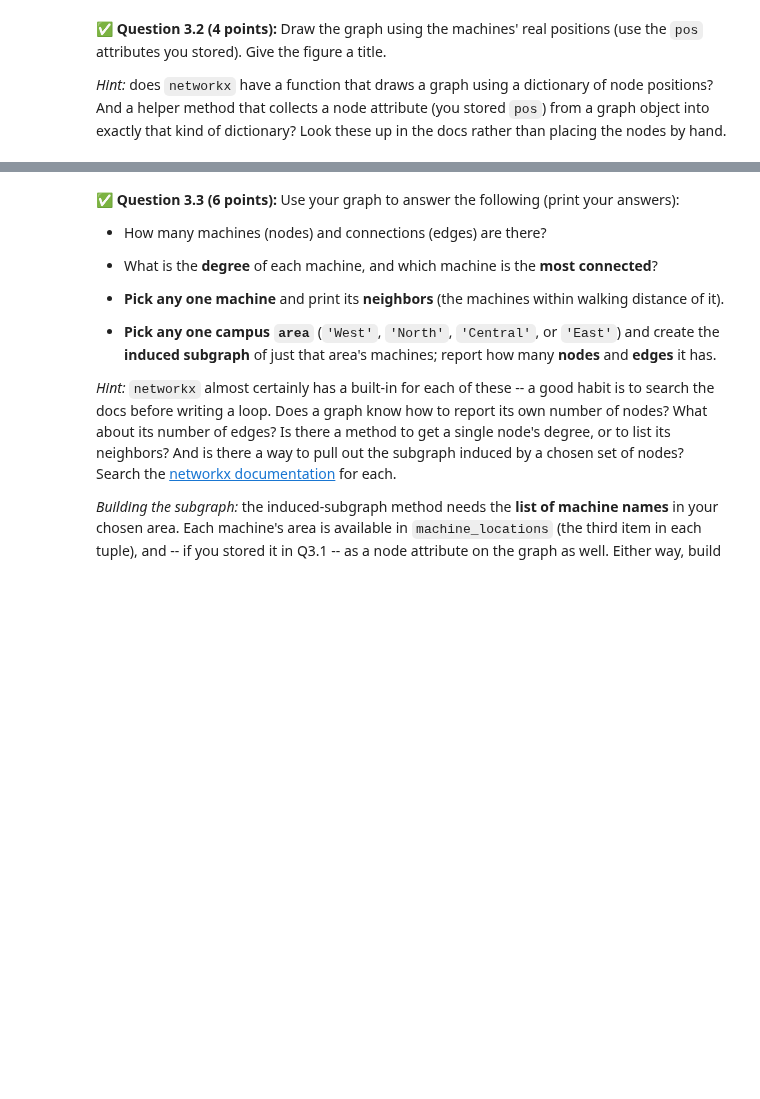
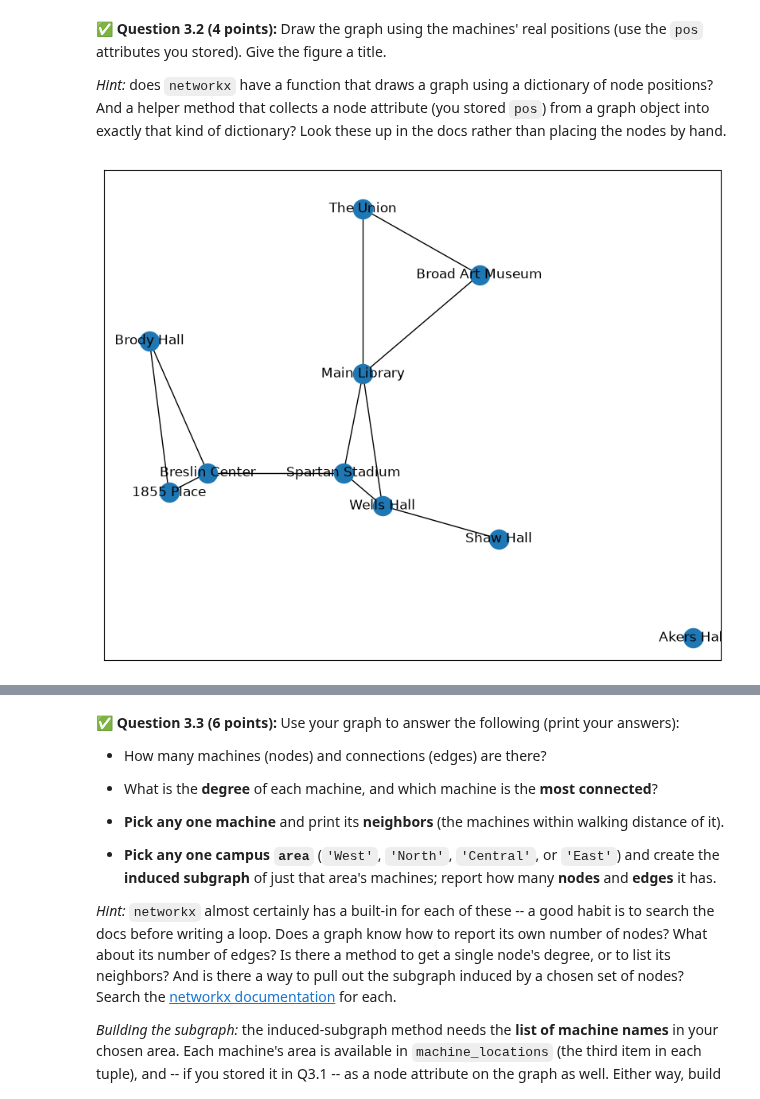
Before and after one commit to alvagile-1811/CMSE202-f26-turnin, a Jupyter notebook: hw-02/HW02-ABMandGraphTheory-STUDENT.ipynb, the cells around one changed output, grey strips where cells are left out. Drawn from its saved outputs; the diff is of its cells as text; code cells hidden in the pictures; blank space fills up the shorter version.

```diff
--- a/hw-02/HW02-ABMandGraphTheory-STUDENT.ipynb
+++ b/hw-02/HW02-ABMandGraphTheory-STUDENT.ipynb
@@ -713,3 +712,18 @@ Print the number of nodes and edges.
+# %%
+# Put your code for Question 3.1 here.
+vending_machine_graph = nx.Graph()
+for i, (key, value) in enumerate(machine_locations.items()):
+    x,y,zone = value
+    vending_machine_graph.add_node(key, position = (x,y), area = zone)
+
+for node1 in vending_machine_graph.nodes:
+    for node2 in vending_machine_graph.nodes:
+        if node1 != node2:
+            x1,y1 = vending_machine_graph.nodes[node1]["position"]
+            x2,y2 = vending_machine_graph.nodes[node2]["position"]
+            dist = math.hypot(x2-x1,y2-y1)
+            if dist <= 2.0:
+                vending_machine_graph.add_edge(node1,node2, distance = dist)
 # %% [markdown]
 <!-- END QUESTION -->
 <!-- DO NOT MODIFY OR DELETE THIS CELL -->
@@ -722,6 +736,11 @@ attributes you stored). Give the figure a title.
 *Hint:* does `networkx` have a function that draws a graph using a dictionary of node positions? And a helper method that collects a node attribute (you stored `pos`) from a graph object into exactly that kind of dictionary? Look these up in the docs rather than placing the nodes by hand.
 # %%
 # Put your code for Question 3.2 here.
+fig = plt.figure(figsize=(10,8))
+positions =  nx.get_node_attributes(vending_machine_graph, "position")
+nx.draw_networkx(vending_machine_graph, pos = positions, with_labels = True)
+# %% [output]
+[figure, added]
 # %% [markdown]
 <!-- END QUESTION -->
 <!-- DO NOT MODIFY OR DELETE THIS CELL -->
```
Also changed, not shown: parts of 16 cells of this notebook.
